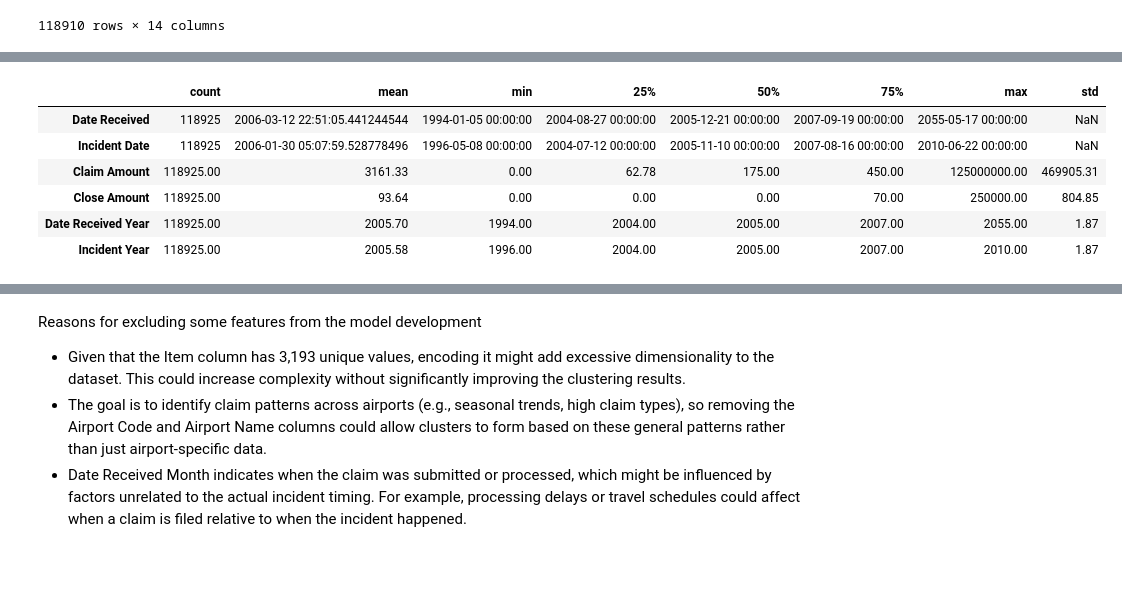
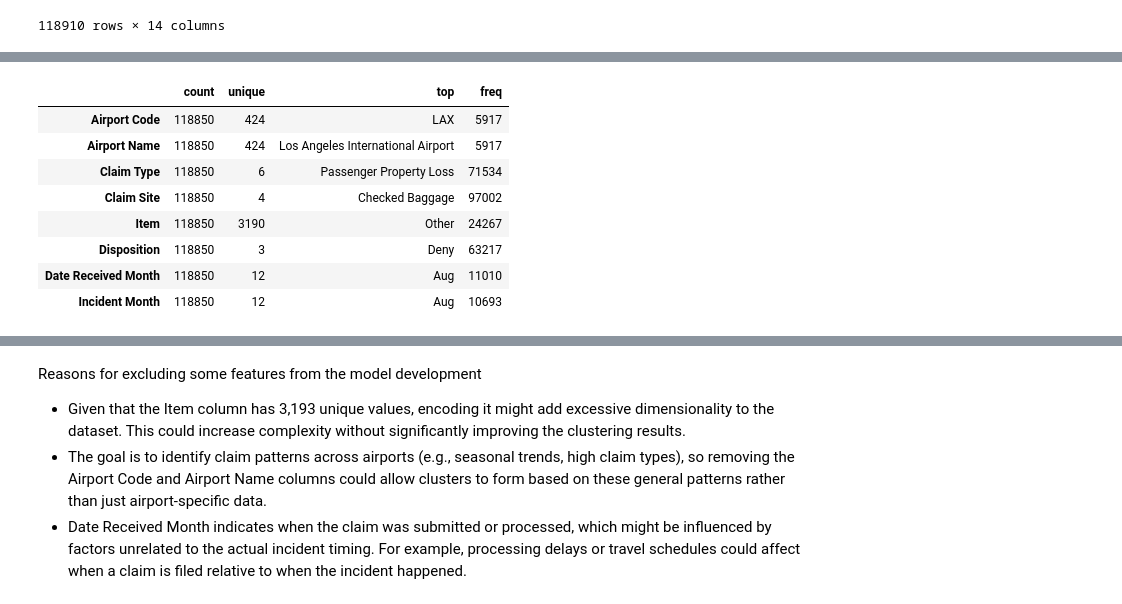
Before and after one commit to btokoli/Risk-Radar-Clustering-Airports-by-Claim-Patterns-to-Spotlight-High-Risk-Hubs, a Jupyter notebook: airportAnalysis.ipynb, the cells around one changed output, grey strips where cells are left out. Cells and saved outputs as stored; diff of their text form; code cells hidden in the pictures; blank space fills up the shorter version.

```diff
--- a/airportAnalysis.ipynb
+++ b/airportAnalysis.ipynb
@@ -541,0 +562,4 @@ new_df
+# %%
+claim_60= new_df.nlargest(60, "Claim Amount")
+# %%
+new_df1= new_df.loc[~new_df.index.isin(claim_60.index)]
@@ -602,10 +608,12 @@ df2.nlargest(20, "Claim Amount")
 # %%
-df2.describe().T
+new_df1.describe(include='object').T
 # %% [output]
-|  | count | mean | min | 25% | 50% | 75% | max | std |
-| Date Received | 118925 | 2006-03-12 22:51:05.441244544 | 1994-01-05 00:00:00 | 2004-08-27 00:00:00 | 2005-12-21 00:00:00 | 2007-09-19 00:00:00 | 2055-05-17 00:00:00 | NaN |
-| Incident Date | 118925 | 2006-01-30 05:07:59.528778496 | 1996-05-08 00:00:00 | 2004-07-12 00:00:00 | 2005-11-10 00:00:00 | 2007-08-16 00:00:00 | 2010-06-22 00:00:00 | NaN |
-| Claim Amount | 118925.00 | 3161.33 | 0.00 | 62.78 | 175.00 | 450.00 | 125000000.00 | 469905.31 |
-| Close Amount | 118925.00 | 93.64 | 0.00 | 0.00 | 0.00 | 70.00 | 250000.00 | 804.85 |
-| Date Received Year | 118925.00 | 2005.70 | 1994.00 | 2004.00 | 2005.00 | 2007.00 | 2055.00 | 1.87 |
-| Incident Year | 118925.00 | 2005.58 | 1996.00 | 2004.00 | 2005.00 | 2007.00 | 2010.00 | 1.87 |
+|  | count | unique | top | freq |
+| Airport Code | 118850 | 424 | LAX | 5917 |
+| Airport Name | 118850 | 424 | Los Angeles International Airport | 5917 |
+| Claim Type | 118850 | 6 | Passenger Property Loss | 71534 |
+| Claim Site | 118850 | 4 | Checked Baggage | 97002 |
+| Item | 118850 | 3190 | Other | 24267 |
+| Disposition | 118850 | 3 | Deny | 63217 |
+| Date Received Month | 118850 | 12 | Aug | 11010 |
+| Incident Month | 118850 | 12 | Aug | 10693 |
```
Also changed, not shown: parts of 16 cells of this notebook.
